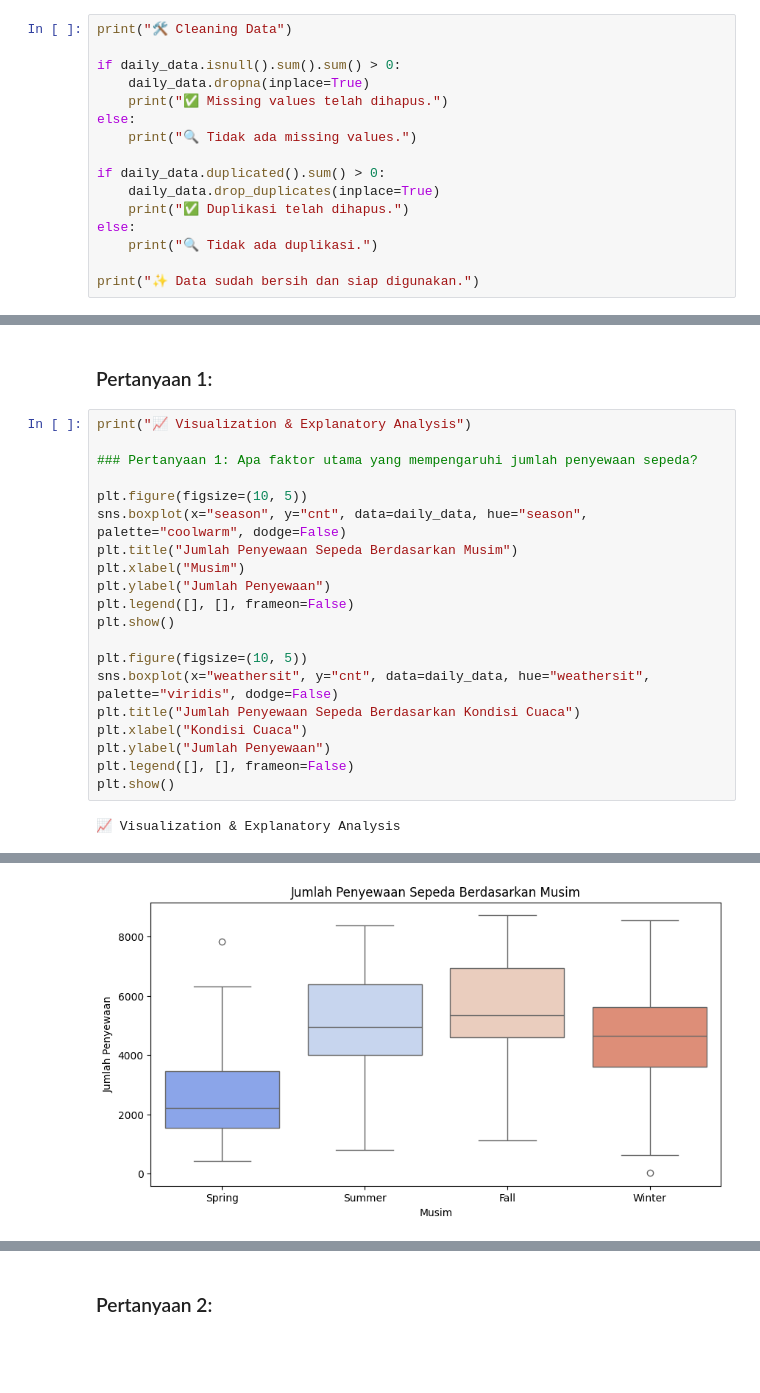
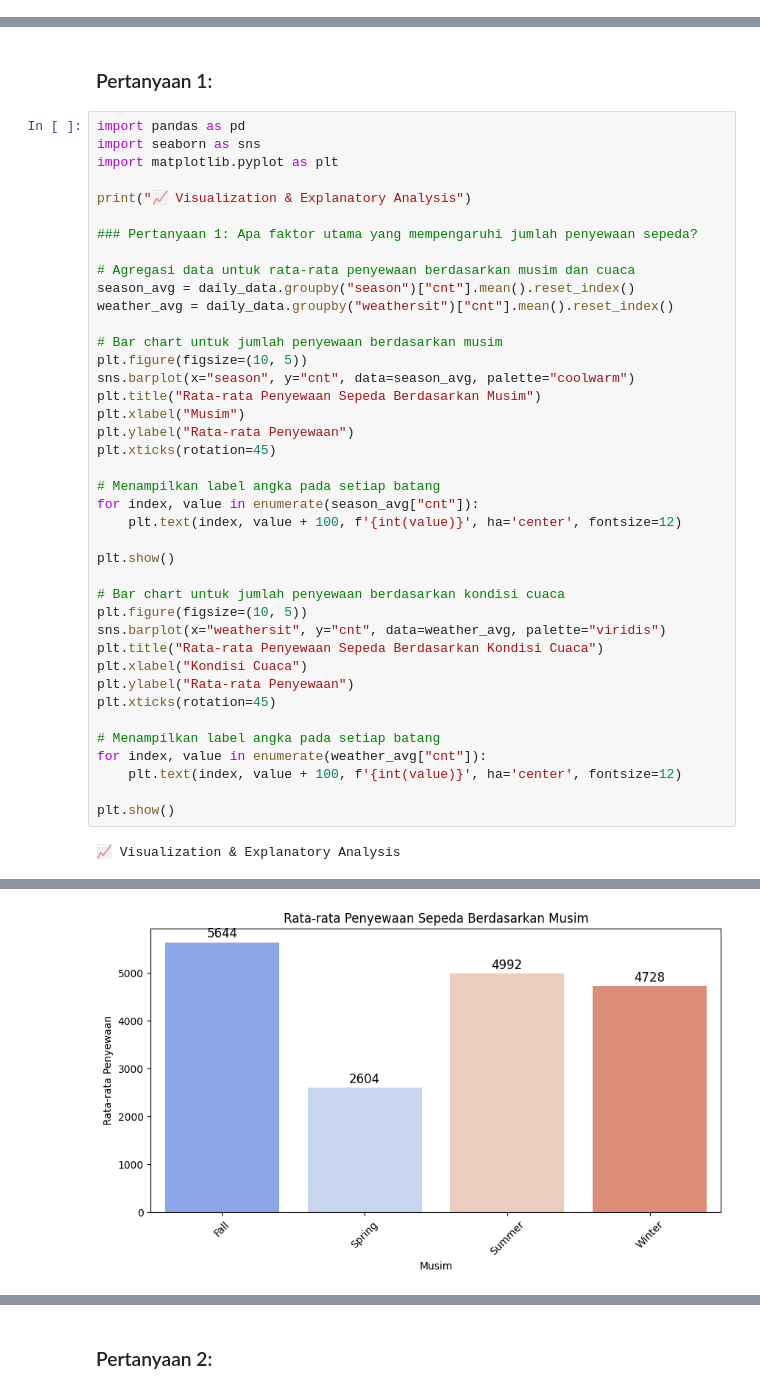
Before and after one commit to Eva-Yuliana/Bike-Sharing, a Jupyter notebook: notebook.ipynb, the cells around one changed output, grey strips where cells are left out. Cells and saved outputs as stored; diff of their text form; blank space fills up the shorter version.

Commit message:
Update revision data in notebook.ipynb

```diff
--- a/notebook.ipynb
+++ b/notebook.ipynb
@@ -69,18 +113,2 @@ max    8714.000000
 # %% [markdown]
 ### Cleaning Data
-# %%
-print("🛠 Cleaning Data")
-
-if daily_data.isnull().sum().sum() > 0:
-    daily_data.dropna(inplace=True)
-    print("✅ Missing values telah dihapus.")
-else:
-    print("🔍 Tidak ada missing values.")
-
-if daily_data.duplicated().sum() > 0:
-    daily_data.drop_duplicates(inplace=True)
-    print("✅ Duplikasi telah dihapus.")
-else:
-    print("🔍 Tidak ada duplikasi.")
-
-print("✨ Data sudah bersih dan siap digunakan.")
@@ -119,24 +309,44 @@ plt.show()
 # %% [markdown]
 ### Pertanyaan 1:
 # %%
+import pandas as pd
+import seaborn as sns
+import matplotlib.pyplot as plt
+
 print("📈 Visualization & Explanatory Analysis")
 
 ### Pertanyaan 1: Apa faktor utama yang mempengaruhi jumlah penyewaan sepeda?
 
+# Agregasi data untuk rata-rata penyewaan berdasarkan musim dan cuaca
+season_avg = daily_data.groupby("season")["cnt"].mean().reset_index()
+weather_avg = daily_data.groupby("weathersit")["cnt"].mean().reset_index()
+
+# Bar chart untuk jumlah penyewaan berdasarkan musim
 plt.figure(figsize=(10, 5))
-sns.boxplot(x="season", y="cnt", data=daily_data, hue="season", palette="coolwarm", dodge=False)
-plt.title("Jumlah Penyewaan Sepeda Berdasarkan Musim")
+sns.barplot(x="season", y="cnt", data=season_avg, palette="coolwarm")
+plt.title("Rata-rata Penyewaan Sepeda Berdasarkan Musim")
 plt.xlabel("Musim")
-plt.ylabel("Jumlah Penyewaan")
-plt.legend([], [], frameon=False)
+plt.ylabel("Rata-rata Penyewaan")
+plt.xticks(rotation=45)
+
+# Menampilkan label angka pada setiap batang
+for index, value in enumerate(season_avg["cnt"]):
+    plt.text(index, value + 100, f'{int(value)}', ha='center', fontsize=12)
+
 plt.show()
 
+# Bar chart untuk jumlah penyewaan berdasarkan kondisi cuaca
 plt.figure(figsize=(10, 5))
-sns.boxplot(x="weathersit", y="cnt", data=daily_data, hue="weathersit", palette="viridis", dodge=False)
-plt.title("Jumlah Penyewaan Sepeda Berdasarkan Kondisi Cuaca")
+sns.barplot(x="weathersit", y="cnt", data=weather_avg, palette="viridis")
+plt.title("Rata-rata Penyewaan Sepeda Berdasarkan Kondisi Cuaca")
 plt.xlabel("Kondisi Cuaca")
-plt.ylabel("Jumlah Penyewaan")
-plt.legend([], [], frameon=False)
+plt.ylabel("Rata-rata Penyewaan")
+plt.xticks(rotation=45)
+
+# Menampilkan label angka pada setiap batang
+for index, value in enumerate(weather_avg["cnt"]):
+    plt.text(index, value + 100, f'{int(value)}', ha='center', fontsize=12)
+
 plt.show()
 # %% [output]
 📈 Visualization & Explanatory Analysis
@@ -143 +356 @@ plt.show()
-[figure, old version]
+[figure, new version]
```
Also changed, not shown: parts of 24 cells of this notebook.
